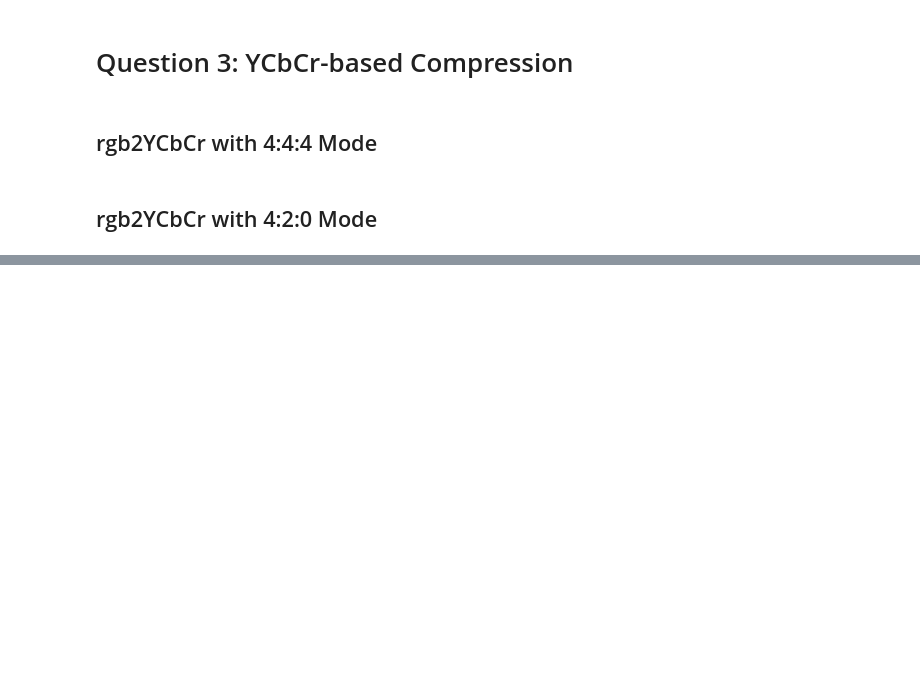
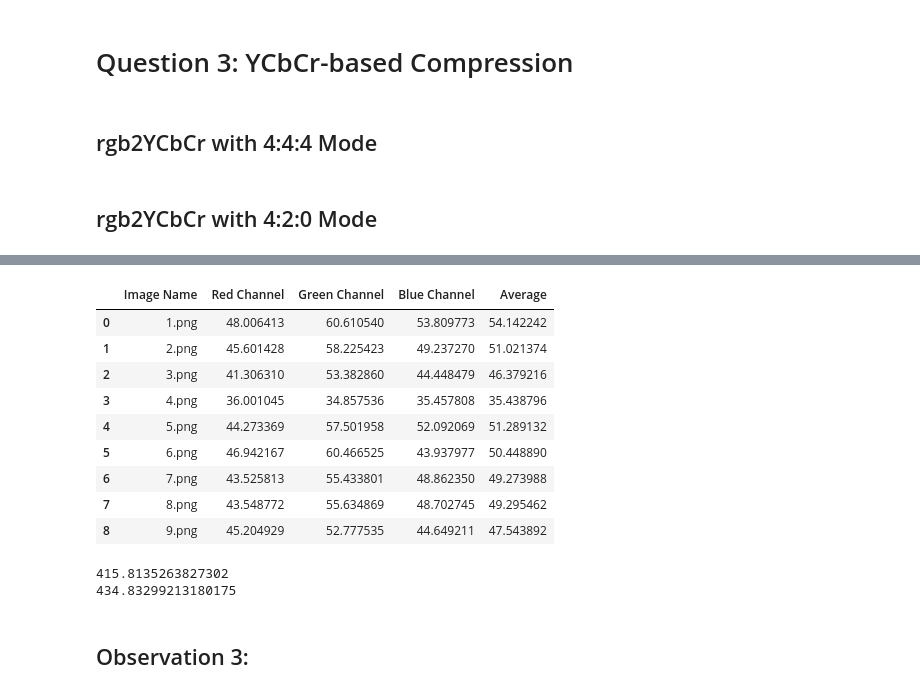
Before and after one commit to pouriaSameti/Advanced-Multimedia-Systems, a Jupyter notebook: Exercise 3/code.ipynb, the cells around one changed output, grey strips where cells are left out. Cells and saved outputs as stored; diff of their text form; code cells hidden in the pictures; blank space fills up the shorter version.

```diff
--- a/Exercise 3/code.ipynb
+++ b/Exercise 3/code.ipynb
@@ -203,0 +277,51 @@ my_psnr(main_image, reconstruct)
+# %%
+result2 = []
+
+for i in range(1, 10):
+
+    test_image = cv2.imread(f'Q_3/{i}.png')
+    if i == 5:
+        test_image = cv2.imread(f'Q_3/{i}.jpg')
+
+    test_yCbCr = rgb2yCbCr_420_second(test_image)
+    reconstructed = yCbCr2rgb_420_second(test_yCbCr)
+
+    red_main = test_image[:,:, 0]
+    green_main = test_image[:,:, 1]
+    blue_main = test_image[:,:, 2]
+
+    red_reconstructed = reconstructed[:,:, 0]
+    green_reconstructed = reconstructed[:,:, 1]
+    blue_reconstructed = reconstructed[:,:, 2]
+
+
+    red_psnr = my_psnr(red_main, red_reconstructed)
+    green_psnr = my_psnr(green_main, green_reconstructed)
+    blue_psnr = my_psnr(blue_main, blue_reconstructed)
+
+    avg_psnr = (red_psnr + green_psnr + blue_psnr) / 3
+
+    result2.append({'Image Name': f"{i}.png", "Red Channel": red_psnr, "Green Channel": green_psnr, "Blue Channel": blue_psnr, "Average": avg_psnr})
+
+
+result2 = pd.DataFrame(result2)
+result2
+# %% [output]
+|  | Image Name | Red Channel | Green Channel | Blue Channel | Average |
+| 0 | 1.png | 48.006413 | 60.610540 | 53.809773 | 54.142242 |
+| 1 | 2.png | 45.601428 | 58.225423 | 49.237270 | 51.021374 |
+| 2 | 3.png | 41.306310 | 53.382860 | 44.448479 | 46.379216 |
+| 3 | 4.png | 36.001045 | 34.857536 | 35.457808 | 35.438796 |
+| 4 | 5.png | 44.273369 | 57.501958 | 52.092069 | 51.289132 |
+| 5 | 6.png | 46.942167 | 60.466525 | 43.937977 | 50.448890 |
+| 6 | 7.png | 43.525813 | 55.433801 | 48.862350 | 49.273988 |
+| 7 | 8.png | 43.548772 | 55.634869 | 48.702745 | 49.295462 |
+| 8 | 9.png | 45.204929 | 52.777535 | 44.649211 | 47.543892 |
+# %%
+print(result1['Average'].sum())
+print(result2['Average'].sum())
+# %% [output]
+415.8135263827302
+434.83299213180175
+# %% [markdown]
+## Observation 3:
```
Also changed, not shown: parts of 7 cells of this notebook.
